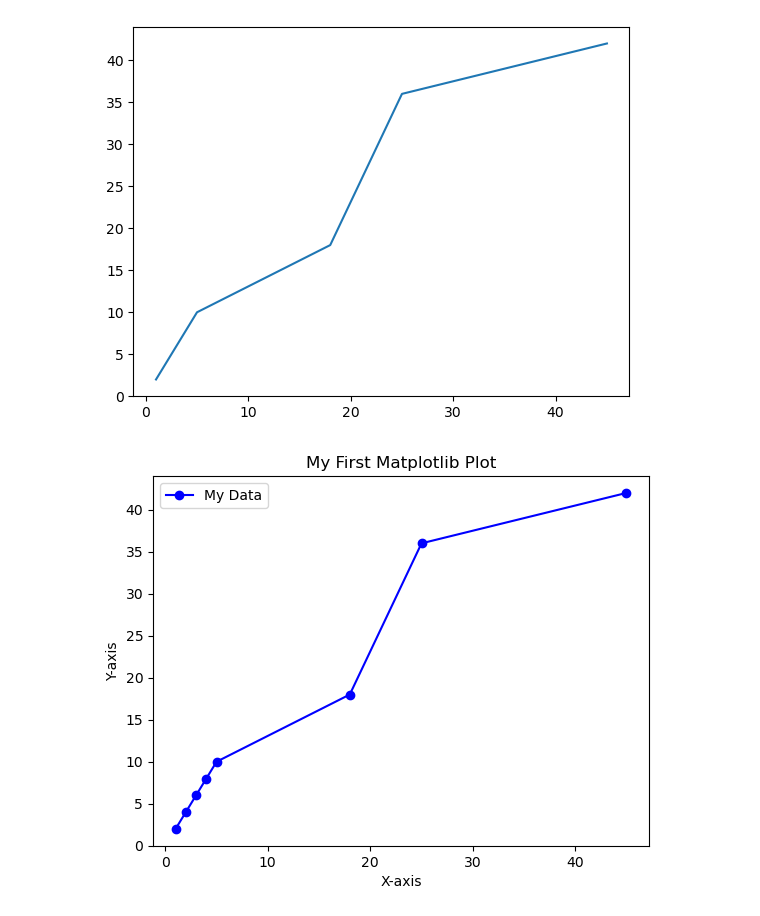
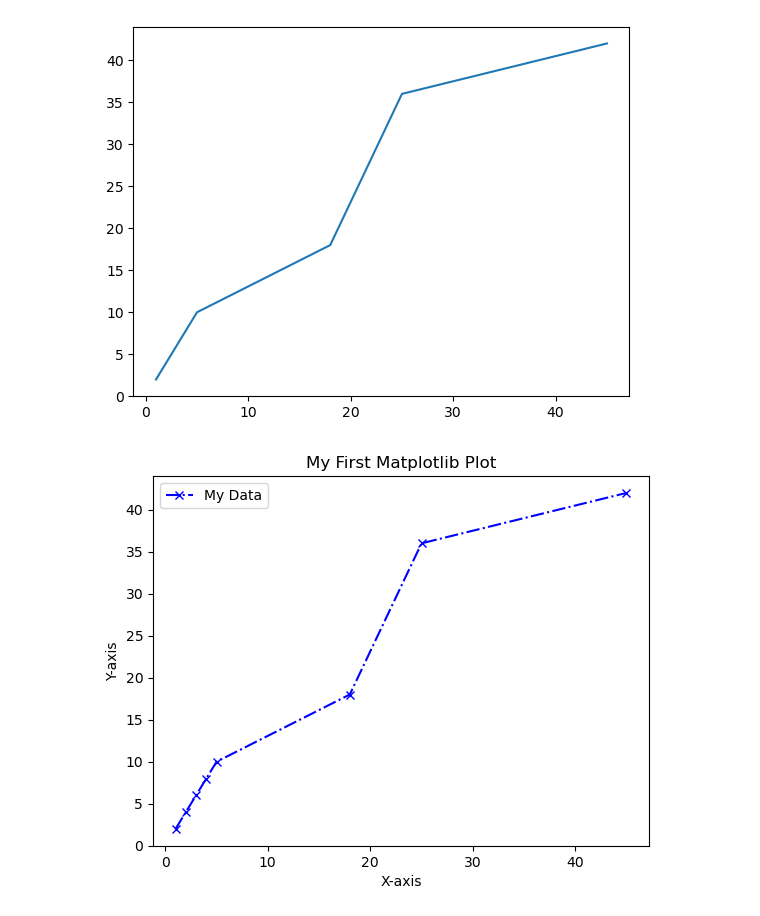
Before and after one commit to kelvin-kahuho/Technical-Writing, a Jupyter notebook: Matplotlib_series/Introduction_to_Matplotlib.ipynb, the cells around one changed output. Saved outputs shown, nothing was run; the diff lists cells and outputs as text; code cells hidden in the pictures.

```diff
--- a/Matplotlib_series/Introduction_to_Matplotlib.ipynb
+++ b/Matplotlib_series/Introduction_to_Matplotlib.ipynb
@@ -24,19 +22,19 @@ plt.show()
 # %%
 # Sample data
 x = [1, 2, 3, 4, 5, 18, 25, 45]
 y = [2, 4, 6, 8, 10, 18, 36, 42]
 
 # Create a line plot with customizations
-plt.plot(x, y, marker='o', linestyle='-', color='b', label='My Data')
+plt.plot(x, y, marker='x', linestyle='-.', color='b', label='My Data')
 plt.xlabel('X-axis')
 plt.ylabel('Y-axis')
 plt.title('My First Matplotlib Plot')
 plt.legend()
 
 # Save the plot as a PNG file
 plt.savefig('my_plot.png')
 
 # Show the plot
 plt.show()
 # %% [output]
-[figure, old version]
+[figure, new version]
```
Also changed, not shown: parts of 1 cell of this notebook, 2 other files.
